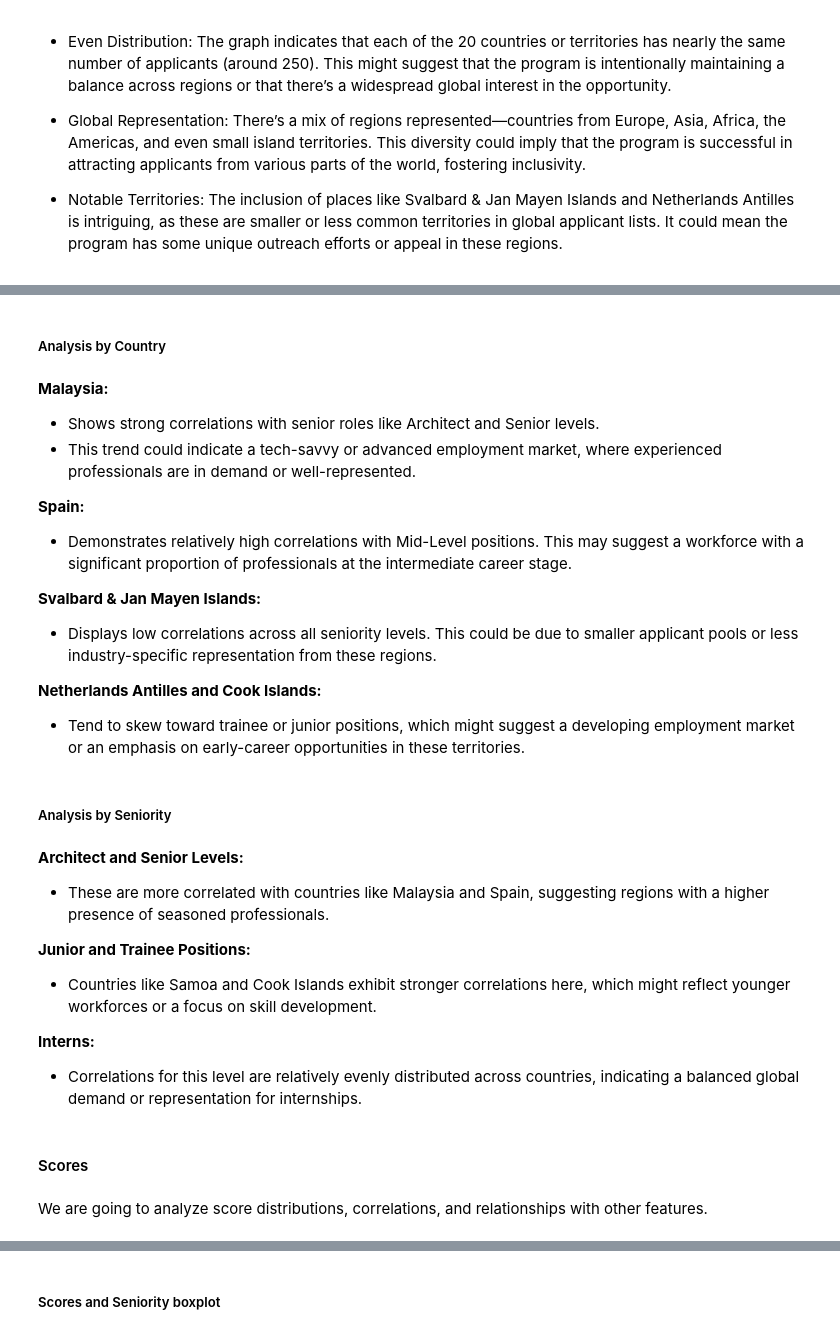
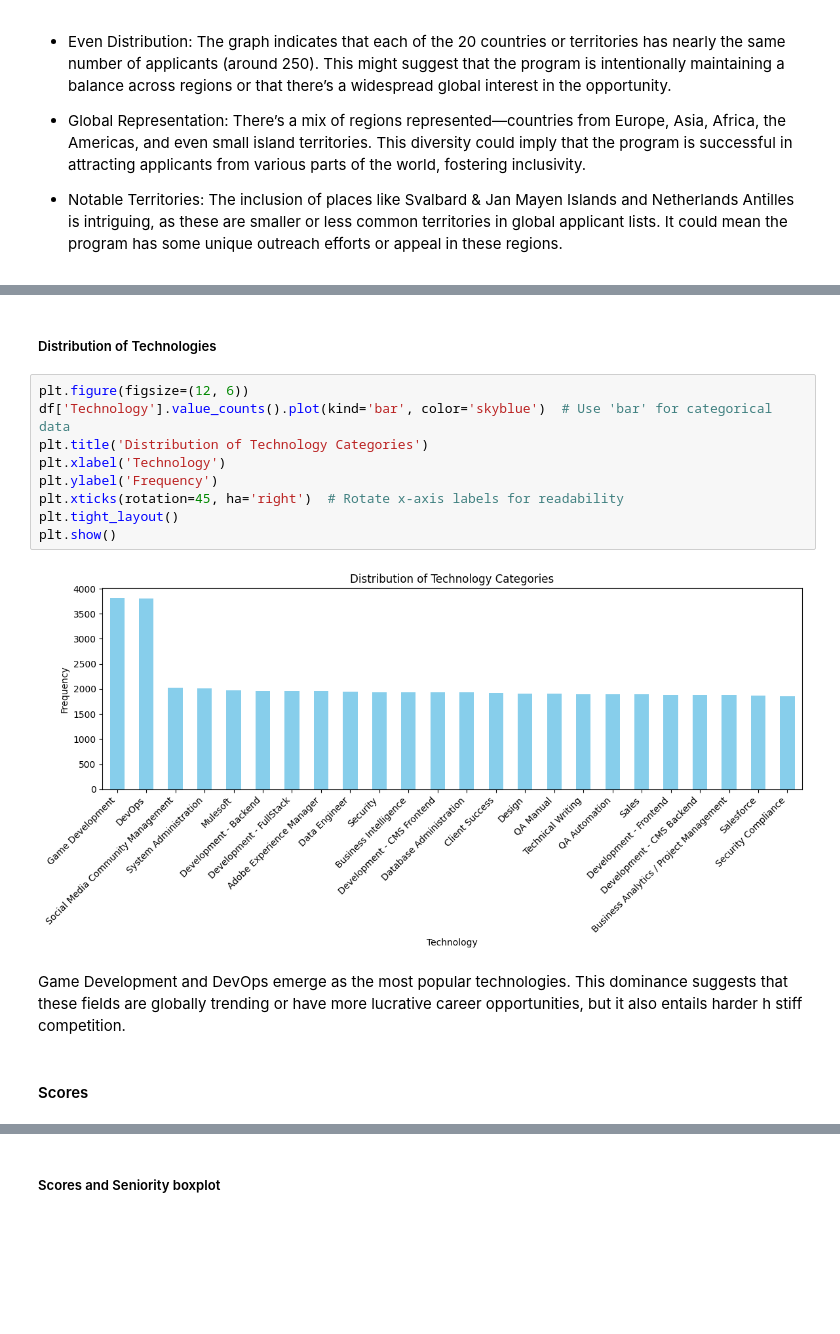
Before and after one commit to ntlg72/etl-ws-1, a Jupyter notebook: notebooks/001_eda.ipynb, the cells around one changed output, grey strips where cells are left out. Saved outputs shown, nothing was run; the diff lists cells and outputs as text; blank space fills up the shorter version.

```diff
--- a/notebooks/001_eda.ipynb
+++ b/notebooks/001_eda.ipynb
@@ -269,37 +252,17 @@ plt.show()
-# %% [markdown]
-##### Analysis by Country
-# %% [markdown]
-**Malaysia:**
-
-- Shows strong correlations with senior roles like Architect and Senior levels.
-- This trend could indicate a tech-savvy or advanced employment market, where experienced professionals are in demand or well-represented.
-
-**Spain:**
-
-- Demonstrates relatively high correlations with Mid-Level positions. This may suggest a workforce with a significant proportion of professionals at the intermediate career stage.
-
-**Svalbard & Jan Mayen Islands:**
-
-- Displays low correlations across all seniority levels. This could be due to smaller applicant pools or less industry-specific representation from these regions.
-
-**Netherlands Antilles and Cook Islands:**
-
-- Tend to skew toward trainee or junior positions, which might suggest a developing employment market or an emphasis on early-career opportunities in these territories.
-# %% [markdown]
-##### Analysis by Seniority
-# %% [markdown]
-**Architect and Senior Levels:**
-
-- These are more correlated with countries like Malaysia and Spain, suggesting regions with a higher presence of seasoned professionals.
-
-**Junior and Trainee Positions:**
-
-- Countries like Samoa and Cook Islands exhibit stronger correlations here, which might reflect younger workforces or a focus on skill development.
-
-**Interns:**
-
-- Correlations for this level are relatively evenly distributed across countries, indicating a balanced global demand or representation for internships.
+# %% [markdown]
+##### Distribution of Technologies
+# %%
+plt.figure(figsize=(12, 6))
+df['Technology'].value_counts().plot(kind='bar', color='skyblue')  # Use 'bar' for categorical data
+plt.title('Distribution of Technology Categories')
+plt.xlabel('Technology')
+plt.ylabel('Frequency')
+plt.xticks(rotation=45, ha='right')  # Rotate x-axis labels for readability
+plt.tight_layout()
+plt.show()
+# %% [output]
+[figure, added]
+# %% [markdown]
+Game Development and DevOps emerge as the most popular technologies. This dominance suggests that these fields are globally trending or have more lucrative career opportunities, but it also entails harder h stiff competition.
 # %% [markdown]
 #### Scores
-# %% [markdown]
-We are going to analyze score distributions, correlations, and relationships with other features.
```
Also changed, not shown: parts of 21 cells of this notebook, 7 other files.
